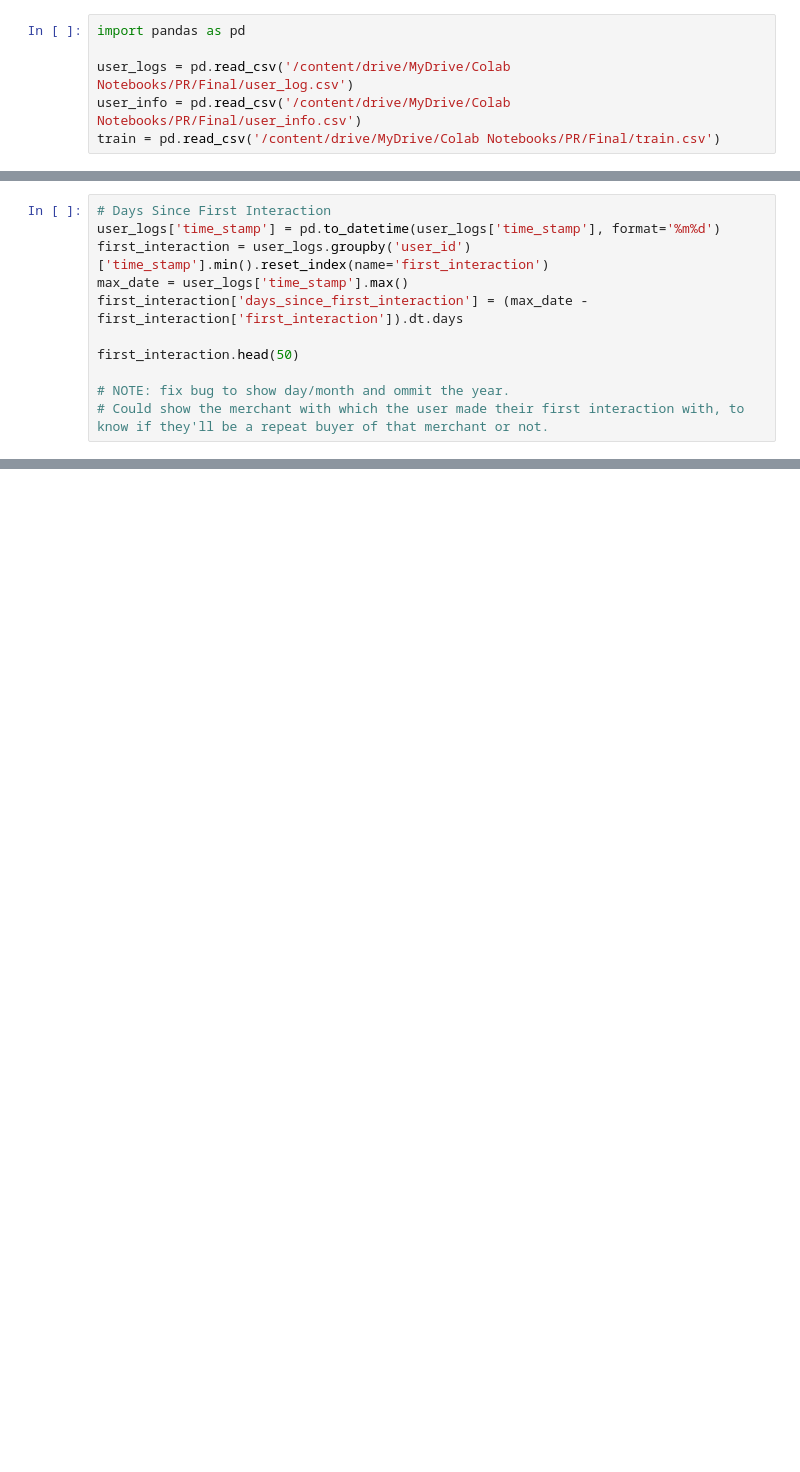
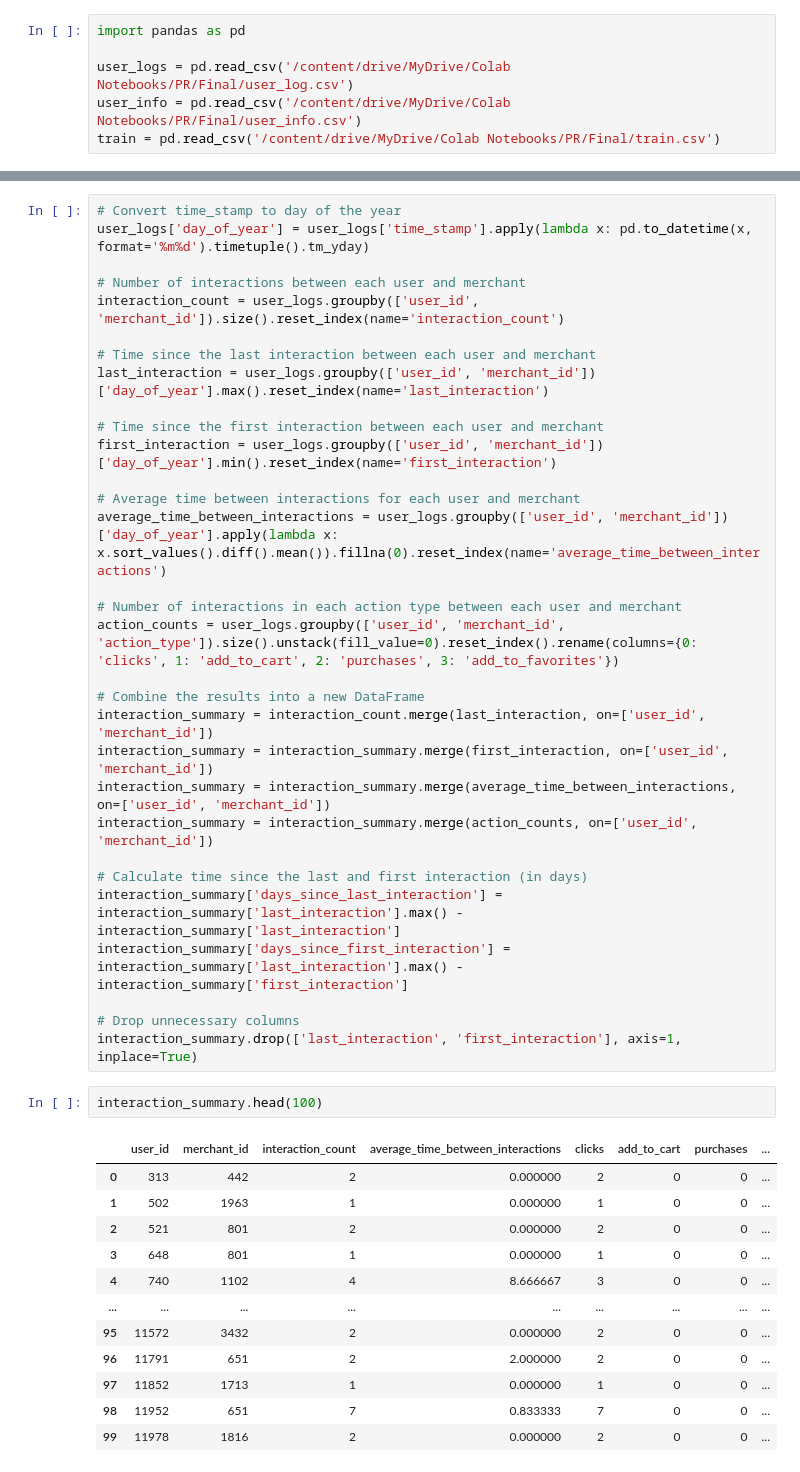
Before and after one commit to CaptainComputer1/CECS550Project, a Jupyter notebook: Features.ipynb, the cells around one changed output, grey strips where cells are left out. Saved outputs shown, nothing was run; the diff lists cells and outputs as text; blank space fills up the shorter version.

```diff
--- a/Features.ipynb
+++ b/Features.ipynb
@@ -202,11 +26,0 @@ Amount of action types in a single day by customer per merchant.
-# %%
-# Days Since First Interaction
-user_logs['time_stamp'] = pd.to_datetime(user_logs['time_stamp'], format='%m%d')
-first_interaction = user_logs.groupby('user_id')['time_stamp'].min().reset_index(name='first_interaction')
-max_date = user_logs['time_stamp'].max()
-first_interaction['days_since_first_interaction'] = (max_date - first_interaction['first_interaction']).dt.days
-
-first_interaction.head(50)
-
-# NOTE: fix bug to show day/month and ommit the year.
-# Could show the merchant with which the user made their first interaction with, to know if they'll be a repeat buyer of that merchant or not.
@@ -278,0 +114,46 @@ user_info.head(50)
+# %%
+# Convert time_stamp to day of the year
+user_logs['day_of_year'] = user_logs['time_stamp'].apply(lambda x: pd.to_datetime(x, format='%m%d').timetuple().tm_yday)
+
+# Number of interactions between each user and merchant
+interaction_count = user_logs.groupby(['user_id', 'merchant_id']).size().reset_index(name='interaction_count')
+
+# Time since the last interaction between each user and merchant
+last_interaction = user_logs.groupby(['user_id', 'merchant_id'])['day_of_year'].max().reset_index(name='last_interaction')
+
+# Time since the first interaction between each user and merchant
+first_interaction = user_logs.groupby(['user_id', 'merchant_id'])['day_of_year'].min().reset_index(name='first_interaction')
+
+# Average time between interactions for each user and merchant
+average_time_between_interactions = user_logs.groupby(['user_id', 'merchant_id'])['day_of_year'].apply(lambda x: x.sort_values().diff().mean()).fillna(0).reset_index(name='average_time_between_interactions')
+
+# Number of interactions in each action type between each user and merchant
+action_counts = user_logs.groupby(['user_id', 'merchant_id', 'action_type']).size().unstack(fill_value=0).reset_index().rename(columns={0: 'clicks', 1: 'add_to_cart', 2: 'purchases', 3: 'add_to_favorites'})
+
+# Combine the results into a new DataFrame
+interaction_summary = interaction_count.merge(last_interaction, on=['user_id', 'merchant_id'])
+interaction_summary = interaction_summary.merge(first_interaction, on=['user_id', 'merchant_id'])
+interaction_summary = interaction_summary.merge(average_time_between_interactions, on=['user_id', 'merchant_id'])
+interaction_summary = interaction_summary.merge(action_counts, on=['user_id', 'merchant_id'])
+
+# Calculate time since the last and first interaction (in days)
+interaction_summary['days_since_last_interaction'] = interaction_summary['last_interaction'].max() - interaction_summary['last_interaction']
+interaction_summary['days_since_first_interaction'] = interaction_summary['last_interaction'].max() - interaction_summary['first_interaction']
+
+# Drop unnecessary columns
+interaction_summary.drop(['last_interaction', 'first_interaction'], axis=1, inplace=True)
+# %%
+interaction_summary.head(100)
+# %% [output]
+|  | user_id | merchant_id | interaction_count | average_time_between_interactions | clicks | add_to_cart | purchases | ... |
+| 0 | 313 | 442 | 2 | 0.000000 | 2 | 0 | 0 | ... |
+| 1 | 502 | 1963 | 1 | 0.000000 | 1 | 0 | 0 | ... |
+| 2 | 521 | 801 | 2 | 0.000000 | 2 | 0 | 0 | ... |
+| 3 | 648 | 801 | 1 | 0.000000 | 1 | 0 | 0 | ... |
+| 4 | 740 | 1102 | 4 | 8.666667 | 3 | 0 | 0 | ... |
+| ... | ... | ... | ... | ... | ... | ... | ... | ... |
+| 95 | 11572 | 3432 | 2 | 0.000000 | 2 | 0 | 0 | ... |
+| 96 | 11791 | 651 | 2 | 2.000000 | 2 | 0 | 0 | ... |
+| 97 | 11852 | 1713 | 1 | 0.000000 | 1 | 0 | 0 | ... |
+| 98 | 11952 | 651 | 7 | 0.833333 | 7 | 0 | 0 | ... |
+| 99 | 11978 | 1816 | 2 | 0.000000 | 2 | 0 | 0 | ... |
```
Also changed, not shown: parts of 39 cells of this notebook, 2 other files.
